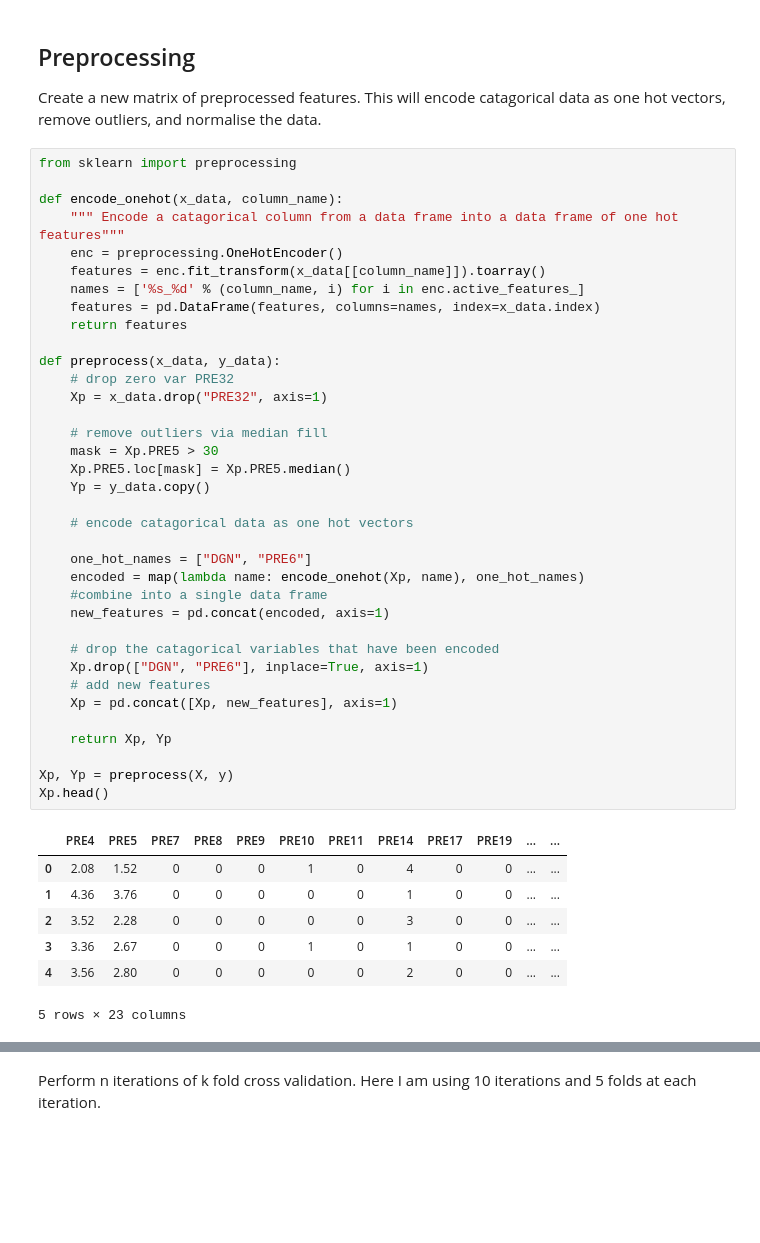
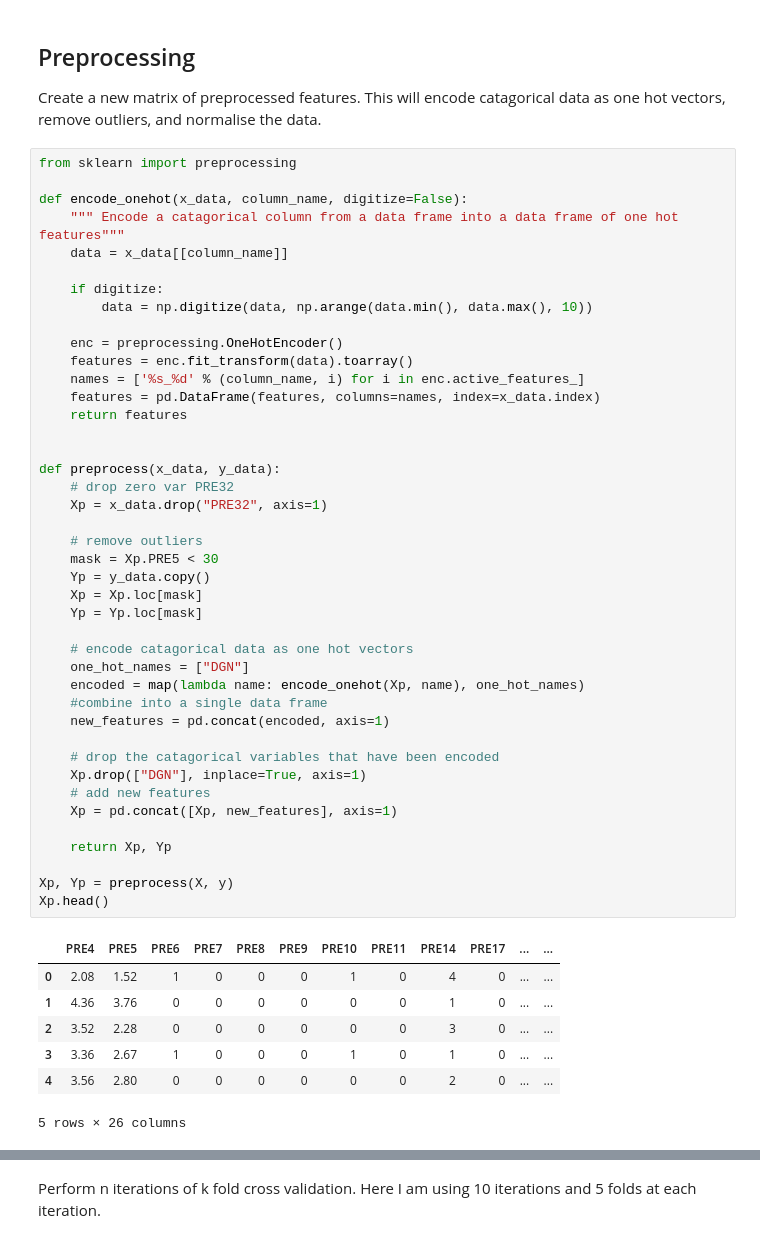
Before and after one commit to samueljackson92/SEM6420-machine-learning, a Jupyter notebook: src/Analysis.ipynb, the cells around one changed output, grey strips where cells are left out. Drawn from its saved outputs; the diff is of its cells as text; blank space fills up the shorter version.

```diff
--- a/src/Analysis.ipynb
+++ b/src/Analysis.ipynb
@@ -73,44 +67,50 @@ Create a new matrix of preprocessed features. This will encode catagorical data
 # %%
 from sklearn import preprocessing
 
-def encode_onehot(x_data, column_name):
+def encode_onehot(x_data, column_name, digitize=False):
     """ Encode a catagorical column from a data frame into a data frame of one hot features"""
+    data = x_data[[column_name]]
+
+    if digitize:
+        data = np.digitize(data, np.arange(data.min(), data.max(), 10))
+
     enc = preprocessing.OneHotEncoder()
-    features = enc.fit_transform(x_data[[column_name]]).toarray()
+    features = enc.fit_transform(data).toarray()
     names = ['%s_%d' % (column_name, i) for i in enc.active_features_]
     features = pd.DataFrame(features, columns=names, index=x_data.index)
     return features
+
 
 def preprocess(x_data, y_data):
     # drop zero var PRE32
     Xp = x_data.drop("PRE32", axis=1)
 
-    # remove outliers via median fill
-    mask = Xp.PRE5 > 30
-    Xp.PRE5.loc[mask] = Xp.PRE5.median()
+    # remove outliers
+    mask = Xp.PRE5 < 30
     Yp = y_data.copy()
+    Xp = Xp.loc[mask]
+    Yp = Yp.loc[mask]
 
     # encode catagorical data as one hot vectors
-
-    one_hot_names = ["DGN", "PRE6"]
+    one_hot_names = ["DGN"]
     encoded = map(lambda name: encode_onehot(Xp, name), one_hot_names)
     #combine into a single data frame
     new_features = pd.concat(encoded, axis=1)
 
     # drop the catagorical variables that have been encoded
-    Xp.drop(["DGN", "PRE6"], inplace=True, axis=1)
+    Xp.drop(["DGN"], inplace=True, axis=1)
     # add new features
     Xp = pd.concat([Xp, new_features], axis=1)
 
     return Xp, Yp
 
 Xp, Yp = preprocess(X, y)
 Xp.head()
 # %% [output]
-|  | PRE4 | PRE5 | PRE7 | PRE8 | PRE9 | PRE10 | PRE11 | PRE14 | PRE17 | PRE19 | ... | ... |
-| 0 | 2.08 | 1.52 | 0 | 0 | 0 | 1 | 0 | 4 | 0 | 0 | ... | ... |
-| 1 | 4.36 | 3.76 | 0 | 0 | 0 | 0 | 0 | 1 | 0 | 0 | ... | ... |
-| 2 | 3.52 | 2.28 | 0 | 0 | 0 | 0 | 0 | 3 | 0 | 0 | ... | ... |
-| 3 | 3.36 | 2.67 | 0 | 0 | 0 | 1 | 0 | 1 | 0 | 0 | ... | ... |
-| 4 | 3.56 | 2.80 | 0 | 0 | 0 | 0 | 0 | 2 | 0 | 0 | ... | ... |
+|  | PRE4 | PRE5 | PRE6 | PRE7 | PRE8 | PRE9 | PRE10 | PRE11 | PRE14 | PRE17 | ... | ... |
+| 0 | 2.08 | 1.52 | 1 | 0 | 0 | 0 | 1 | 0 | 4 | 0 | ... | ... |
+| 1 | 4.36 | 3.76 | 0 | 0 | 0 | 0 | 0 | 0 | 1 | 0 | ... | ... |
+| 2 | 3.52 | 2.28 | 0 | 0 | 0 | 0 | 0 | 0 | 3 | 0 | ... | ... |
+| 3 | 3.36 | 2.67 | 1 | 0 | 0 | 0 | 1 | 0 | 1 | 0 | ... | ... |
+| 4 | 3.56 | 2.80 | 0 | 0 | 0 | 0 | 0 | 0 | 2 | 0 | ... | ... |
-5 rows × 23 columns
+5 rows × 26 columns
```
Also changed, not shown: parts of 54 cells of this notebook, 5 other files.
